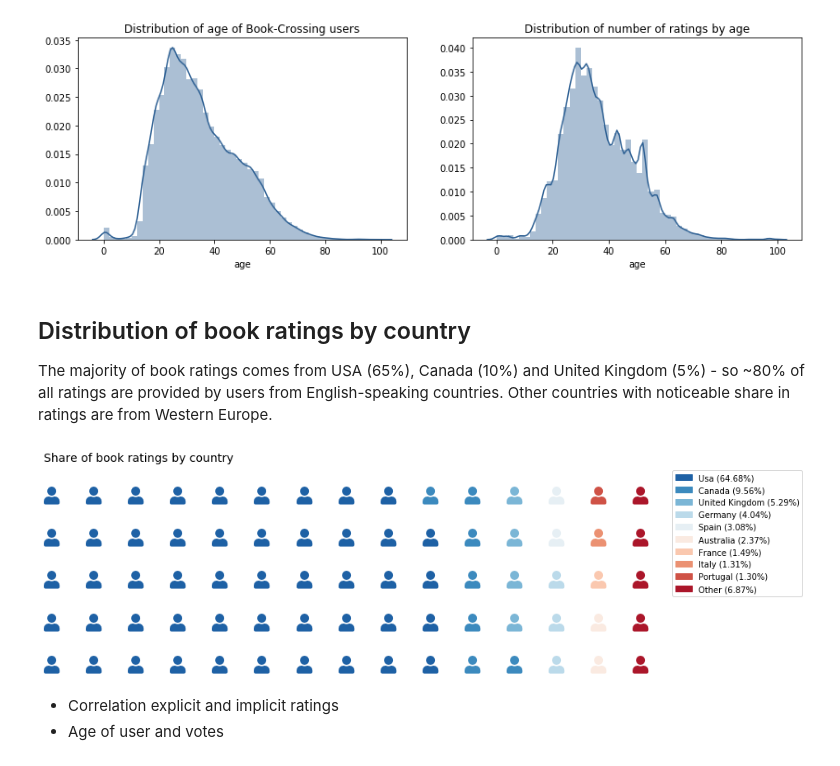
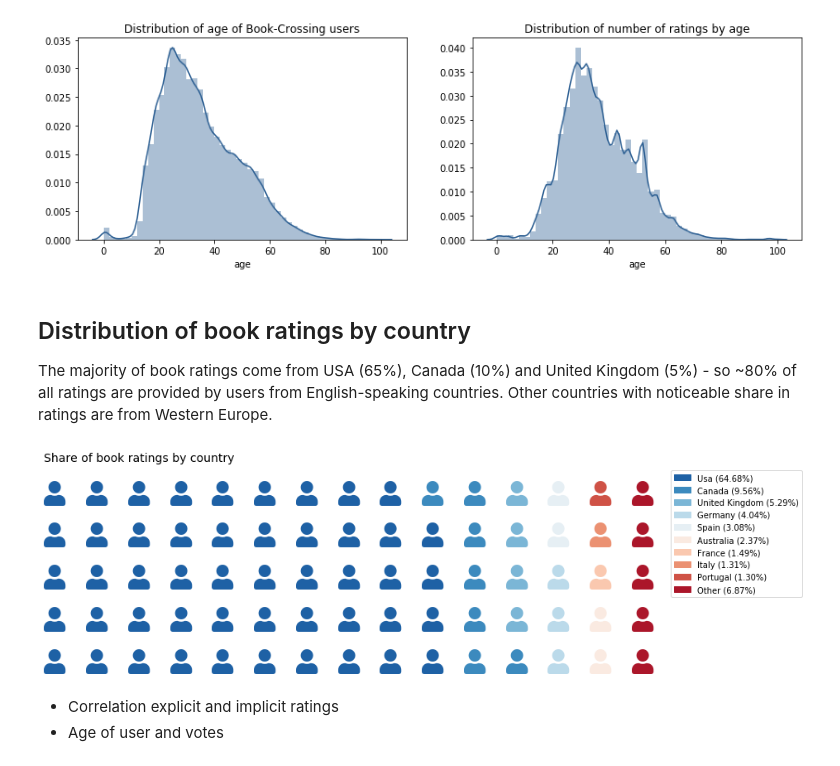
Before and after one commit to klaudia-nazarko/collaborative-filtering-python, a Jupyter notebook: book-crossing-eda.ipynb, the cells around one changed output. Drawn from its saved outputs; the diff is of its cells as text; code cells hidden in the pictures.

```diff
--- a/intro.ipynb
+++ b/book-crossing-eda.ipynb
@@ -181,7 +181,7 @@ plt.show()
 # %% [markdown]
 ## Distribution of book ratings by country
 
-The majority of book ratings comes from USA (65%), Canada (10%) and United Kingdom (5%) - so ~80% of all ratings are provided by users from English-speaking countries. Other countries with noticeable share in ratings are from Western Europe.
+The majority of book ratings come from USA (65%), Canada (10%) and United Kingdom (5%) - so ~80% of all ratings are provided by users from English-speaking countries. Other countries with noticeable share in ratings are from Western Europe.
 # %%
 df_users_country = df_ratings_u['country'].value_counts(normalize=True).reset_index()
 df_users_country.columns = ['country', 'share']
@@ -190,32 +190,32 @@ df_users_country.drop_duplicates(inplace=True)
 # %%
 waffle_data = df_users_country.set_index('country').T.to_dict('records')[0]
 
 fig = plt.figure(
         FigureClass = Waffle,
         figsize = (18,4),
         rows = 5,
         columns = 15,
         values = waffle_data,
         labels = ["%s (%.2f%%)" % (k, v*100) for k, v in waffle_data.items()],
         legend = {
             'loc': 'upper left',
             'bbox_to_anchor': (1, 1)
         },
         colors = sns.color_palette("RdBu_r", len(waffle_data)).as_hex(),
         icons = 'user',
-        font_size = 22,
+        font_size = 30,
         title = {
             'label': 'Share of book ratings by country',
             'loc': 'left',
             'fontdict': {
                 'fontsize': 14
             }
         }
 )
 
 plt.show()
 # %% [output]
-[figure, old version]
+[figure, new version]
 # %% [markdown]
 * Correlation explicit and implicit ratings
 * Age of user and votes
```
Also changed, not shown: parts of 8 cells of this notebook.
